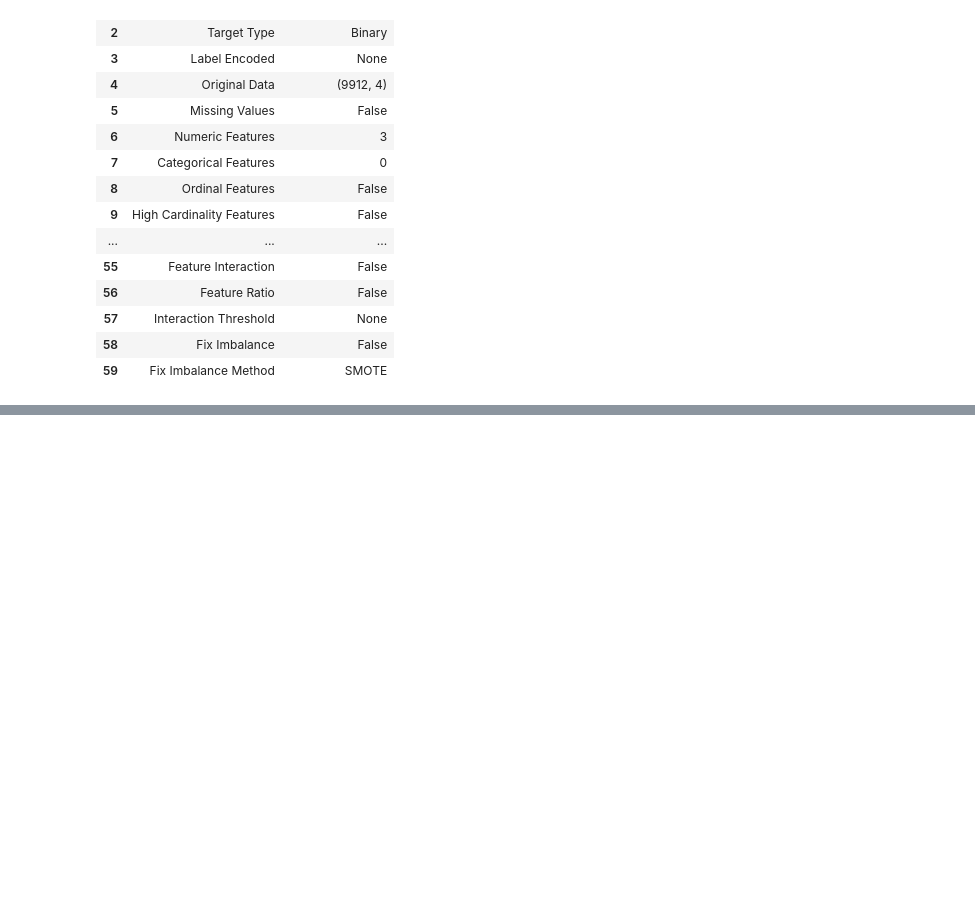
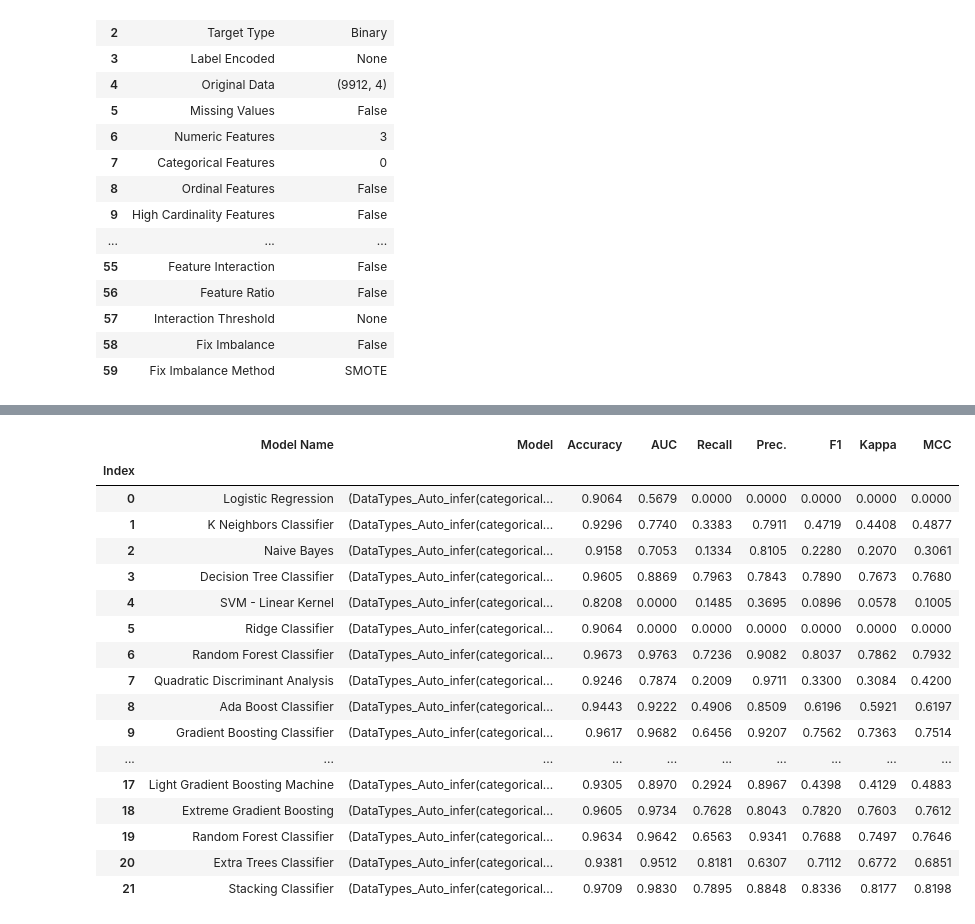
Before and after one commit to Max-jones/Sistema_Experto_APP, a Jupyter notebook: notebooks/proyecto_phm.ipynb, the cells around one changed output, grey strips where cells are left out. Saved outputs shown, nothing was run; the diff lists cells and outputs as text; code cells hidden in the pictures; blank space fills up the shorter version.

```diff
--- a/notebooks/proyecto_phm.ipynb
+++ b/notebooks/proyecto_phm.ipynb
@@ -320,0 +385,22 @@ saved_1_stack = load_model('stack_inicial')
+# %%
+leaderboard = get_leaderboard()
+leaderboard
+# %% [output]
+|  | Model Name | Model | Accuracy | AUC | Recall | Prec. | F1 | Kappa | MCC |
+| Index |  |  |  |  |  |  |  |  |  |
+| 0 | Logistic Regression | (DataTypes_Auto_infer(categorical... | 0.9064 | 0.5679 | 0.0000 | 0.0000 | 0.0000 | 0.0000 | 0.0000 |
+| 1 | K Neighbors Classifier | (DataTypes_Auto_infer(categorical... | 0.9296 | 0.7740 | 0.3383 | 0.7911 | 0.4719 | 0.4408 | 0.4877 |
+| 2 | Naive Bayes | (DataTypes_Auto_infer(categorical... | 0.9158 | 0.7053 | 0.1334 | 0.8105 | 0.2280 | 0.2070 | 0.3061 |
+| 3 | Decision Tree Classifier | (DataTypes_Auto_infer(categorical... | 0.9605 | 0.8869 | 0.7963 | 0.7843 | 0.7890 | 0.7673 | 0.7680 |
+| 4 | SVM - Linear Kernel | (DataTypes_Auto_infer(categorical... | 0.8208 | 0.0000 | 0.1485 | 0.3695 | 0.0896 | 0.0578 | 0.1005 |
+| 5 | Ridge Classifier | (DataTypes_Auto_infer(categorical... | 0.9064 | 0.0000 | 0.0000 | 0.0000 | 0.0000 | 0.0000 | 0.0000 |
+| 6 | Random Forest Classifier | (DataTypes_Auto_infer(categorical... | 0.9673 | 0.9763 | 0.7236 | 0.9082 | 0.8037 | 0.7862 | 0.7932 |
+| 7 | Quadratic Discriminant Analysis | (DataTypes_Auto_infer(categorical... | 0.9246 | 0.7874 | 0.2009 | 0.9711 | 0.3300 | 0.3084 | 0.4200 |
+| 8 | Ada Boost Classifier | (DataTypes_Auto_infer(categorical... | 0.9443 | 0.9222 | 0.4906 | 0.8509 | 0.6196 | 0.5921 | 0.6197 |
+| 9 | Gradient Boosting Classifier | (DataTypes_Auto_infer(categorical... | 0.9617 | 0.9682 | 0.6456 | 0.9207 | 0.7562 | 0.7363 | 0.7514 |
+| ... | ... | ... | ... | ... | ... | ... | ... | ... | ... |
+| 17 | Light Gradient Boosting Machine | (DataTypes_Auto_infer(categorical... | 0.9305 | 0.8970 | 0.2924 | 0.8967 | 0.4398 | 0.4129 | 0.4883 |
+| 18 | Extreme Gradient Boosting | (DataTypes_Auto_infer(categorical... | 0.9605 | 0.9734 | 0.7628 | 0.8043 | 0.7820 | 0.7603 | 0.7612 |
+| 19 | Random Forest Classifier | (DataTypes_Auto_infer(categorical... | 0.9634 | 0.9642 | 0.6563 | 0.9341 | 0.7688 | 0.7497 | 0.7646 |
+| 20 | Extra Trees Classifier | (DataTypes_Auto_infer(categorical... | 0.9381 | 0.9512 | 0.8181 | 0.6307 | 0.7112 | 0.6772 | 0.6851 |
+| 21 | Stacking Classifier | (DataTypes_Auto_infer(categorical... | 0.9709 | 0.9830 | 0.7895 | 0.8848 | 0.8336 | 0.8177 | 0.8198 |
```
Also changed, not shown: parts of 19 cells of this notebook, 6 other files.
